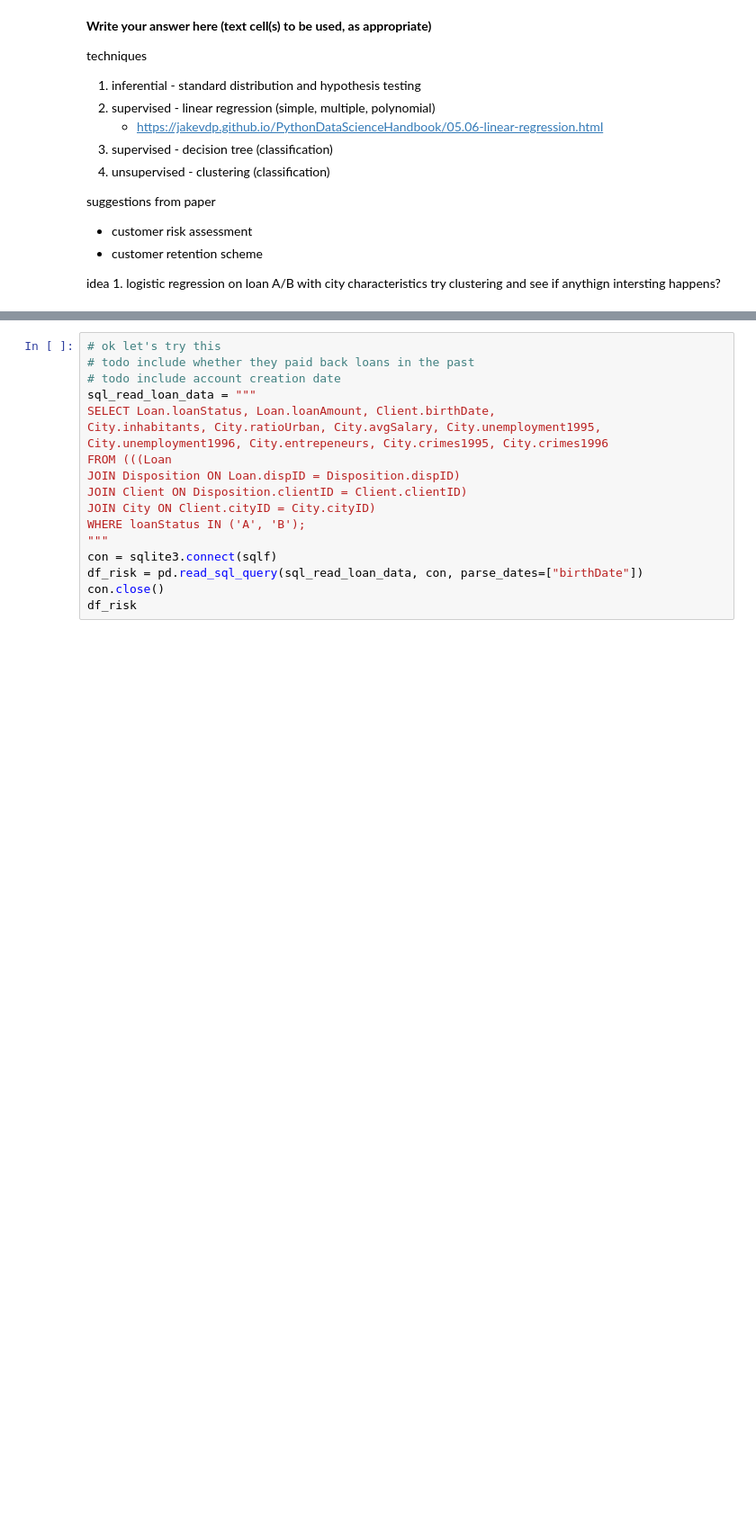
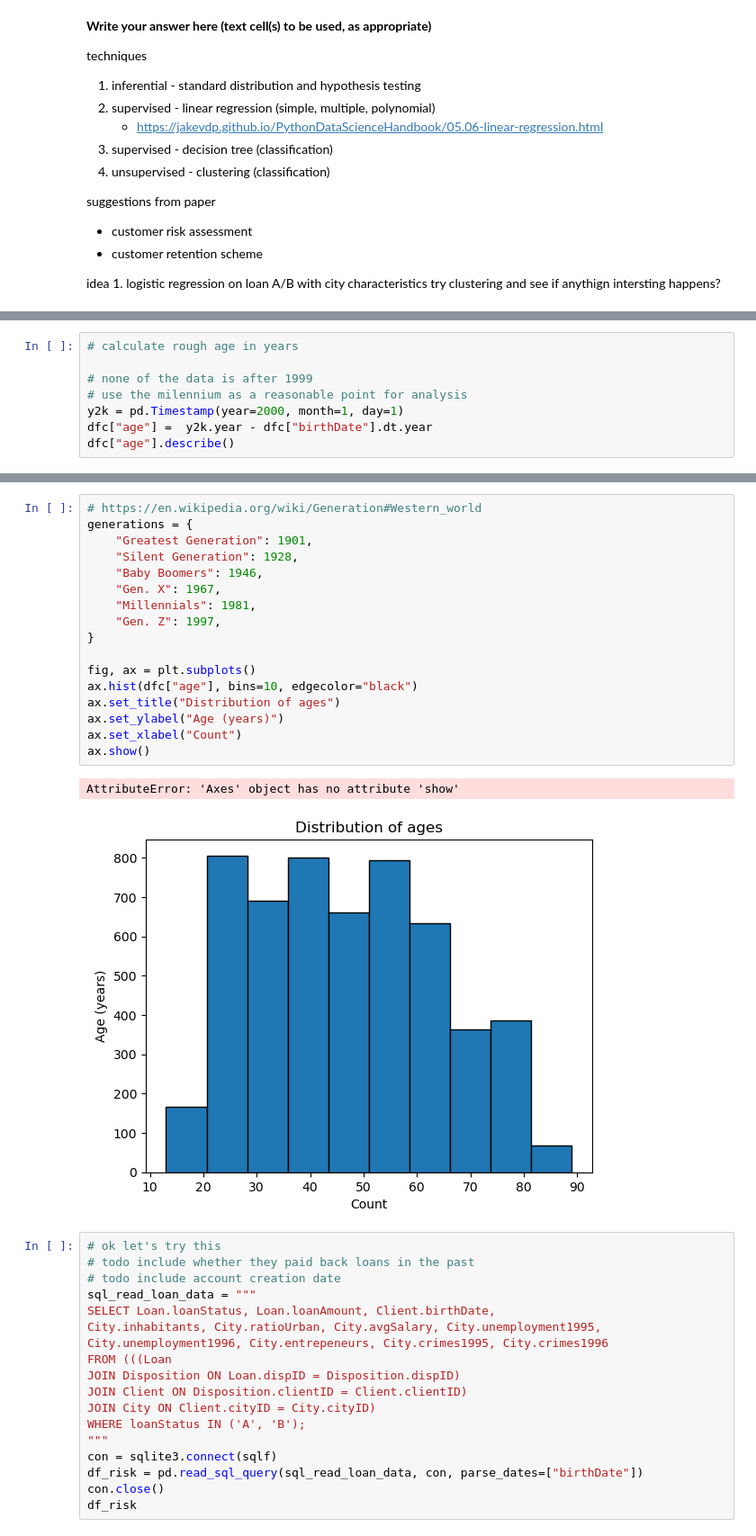
Before and after one commit to irismessage/data-essay, a Jupyter notebook: DATA Assessment 2023-24.ipynb, the cells around one changed output, grey strips where cells are left out. Shown at 90% size. Drawn from its saved outputs; the diff is of its cells as text; blank space fills up the shorter version.

Commit message:
Distribution of ages

```diff
--- a/DATA Assessment 2023-24.ipynb
+++ b/DATA Assessment 2023-24.ipynb
@@ -412,0 +414,8 @@ Name: birthDate, dtype: object
+# %%
+# calculate rough age in years
+
+# none of the data is after 1999
+# use the milennium as a reasonable point for analysis
+y2k = pd.Timestamp(year=2000, month=1, day=1)
+dfc["age"] =  y2k.year - dfc["birthDate"].dt.year
+dfc["age"].describe()
@@ -413,3 +432,23 @@ Name: birthDate, dtype: object
+# %%
+# https://en.wikipedia.org/wiki/Generation#Western_world
+generations = {
+    "Greatest Generation": 1901,
+    "Silent Generation": 1928,
+    "Baby Boomers": 1946,
+    "Gen. X": 1967,
+    "Millennials": 1981,
+    "Gen. Z": 1997,
+}
+
+fig, ax = plt.subplots()
+ax.hist(dfc["age"], bins=10, edgecolor="black")
+ax.set_title("Distribution of ages")
+ax.set_ylabel("Age (years)")
+ax.set_xlabel("Count")
+ax.show()
+# %% [output]
+AttributeError: 'Axes' object has no attribute 'show'
+[figure, added]
 # %%
 # ok let's try this
 # todo include whether they paid back loans in the past
```
Also changed, not shown: parts of 3 cells of this notebook, 1 other file.
